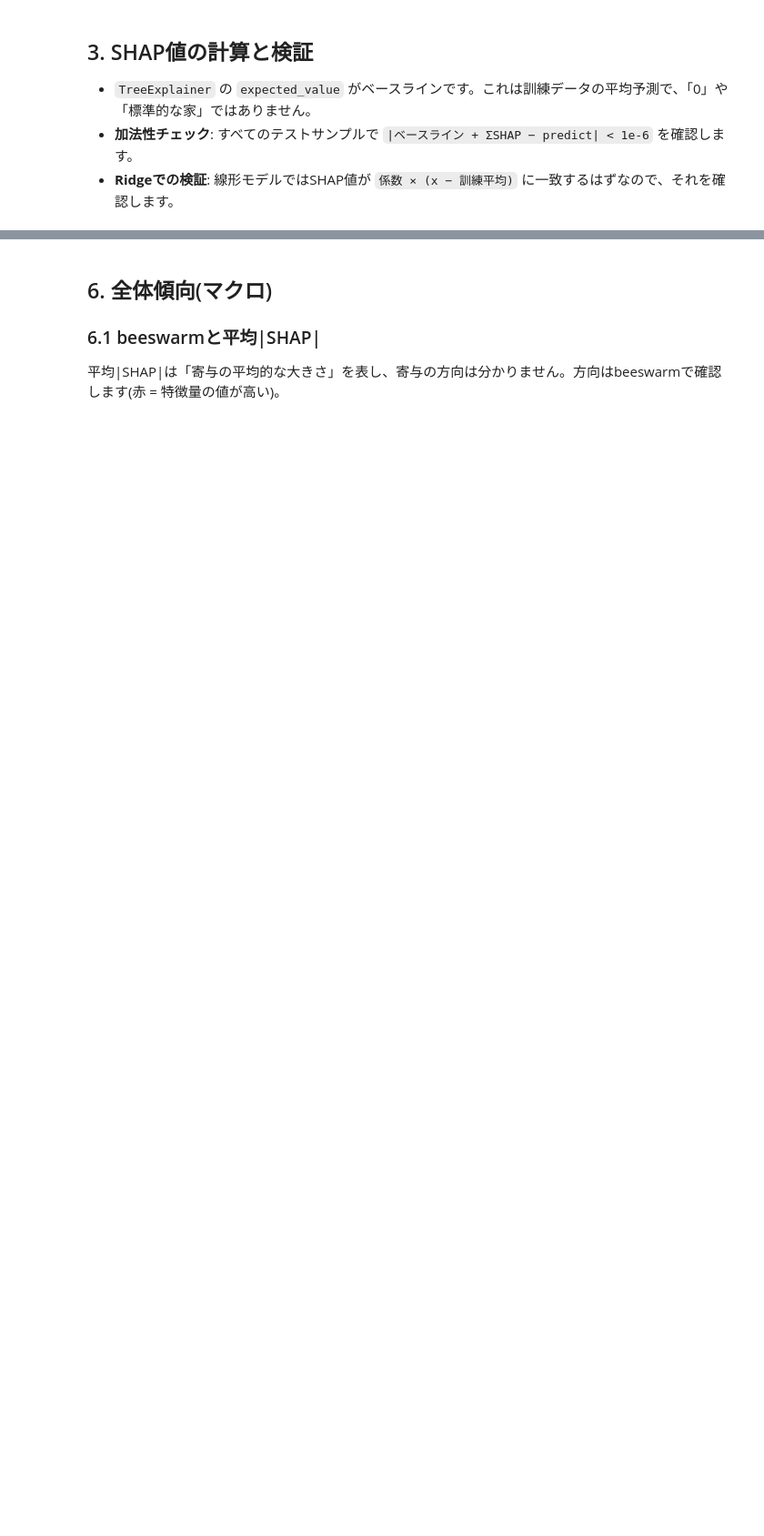
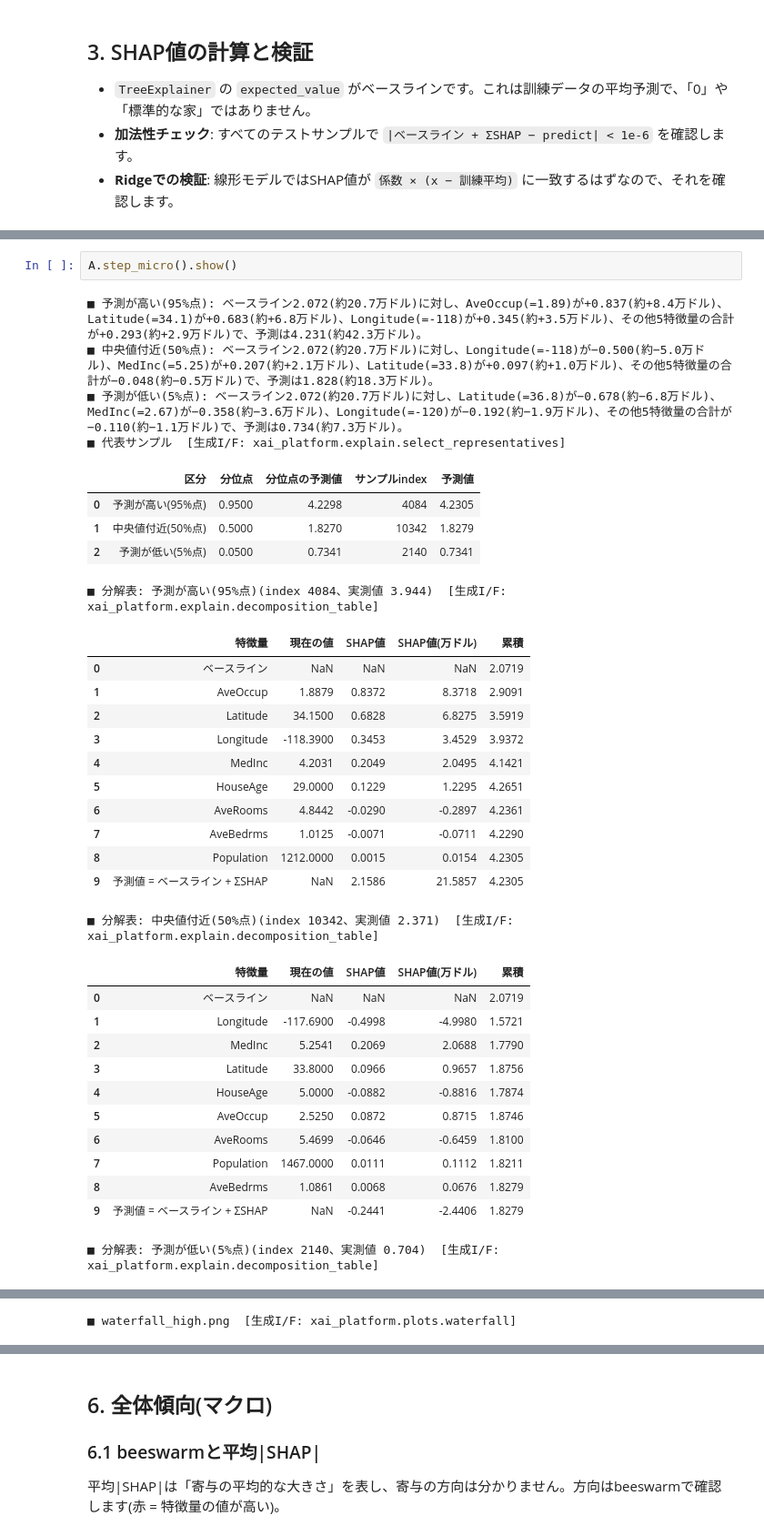
Before and after one commit to takashisuo/learning, a Jupyter notebook: xai/shap/notebooks/shap_decomposition.ipynb, the cells around one changed output, grey strips where cells are left out. Shown at 91% size. Saved outputs shown, nothing was run; the diff lists cells and outputs as text; blank space fills up the shorter version.

```diff
--- a/xai/shap/notebooks/shap_decomposition.ipynb
+++ b/xai/shap/notebooks/shap_decomposition.ipynb
@@ -179,0 +90,36 @@ key["representatives"] = sentences
+# %%
+A.step_micro().show()
+# %% [output]
+■ 予測が高い(95%点): ベースライン2.072(約20.7万ドル)に対し、AveOccup(=1.89)が+0.837(約+8.4万ドル)、Latitude(=34.1)が+0.683(約+6.8万ドル)、Longitude(=-118)が+0.345(約+3.5万ドル)、その他5特徴量の合計が+0.293(約+2.9万ドル)で、予測は4.231(約42.3万ドル)。
+■ 中央値付近(50%点): ベースライン2.072(約20.7万ドル)に対し、Longitude(=-118)が−0.500(約−5.0万ドル)、MedInc(=5.25)が+0.207(約+2.1万ドル)、Latitude(=33.8)が+0.097(約+1.0万ドル)、その他5特徴量の合計が−0.048(約−0.5万ドル)で、予測は1.828(約18.3万ドル)。
+■ 予測が低い(5%点): ベースライン2.072(約20.7万ドル)に対し、Latitude(=36.8)が−0.678(約−6.8万ドル)、MedInc(=2.67)が−0.358(約−3.6万ドル)、Longitude(=-120)が−0.192(約−1.9万ドル)、その他5特徴量の合計が−0.110(約−1.1万ドル)で、予測は0.734(約7.3万ドル)。
+■ 代表サンプル  [生成I/F: xai_platform.explain.select_representatives]
+|  | 区分 | 分位点 | 分位点の予測値 | サンプルindex | 予測値 |
+| 0 | 予測が高い(95%点) | 0.9500 | 4.2298 | 4084 | 4.2305 |
+| 1 | 中央値付近(50%点) | 0.5000 | 1.8270 | 10342 | 1.8279 |
+| 2 | 予測が低い(5%点) | 0.0500 | 0.7341 | 2140 | 0.7341 |
+■ 分解表: 予測が高い(95%点)(index 4084、実測値 3.944)  [生成I/F: xai_platform.explain.decomposition_table]
+|  | 特徴量 | 現在の値 | SHAP値 | SHAP値(万ドル) | 累積 |
+| 0 | ベースライン | NaN | NaN | NaN | 2.0719 |
+| 1 | AveOccup | 1.8879 | 0.8372 | 8.3718 | 2.9091 |
+| 2 | Latitude | 34.1500 | 0.6828 | 6.8275 | 3.5919 |
+| 3 | Longitude | -118.3900 | 0.3453 | 3.4529 | 3.9372 |
+| 4 | MedInc | 4.2031 | 0.2049 | 2.0495 | 4.1421 |
+| 5 | HouseAge | 29.0000 | 0.1229 | 1.2295 | 4.2651 |
+| 6 | AveRooms | 4.8442 | -0.0290 | -0.2897 | 4.2361 |
+| 7 | AveBedrms | 1.0125 | -0.0071 | -0.0711 | 4.2290 |
+| 8 | Population | 1212.0000 | 0.0015 | 0.0154 | 4.2305 |
+| 9 | 予測値 = ベースライン + ΣSHAP | NaN | 2.1586 | 21.5857 | 4.2305 |
+■ 分解表: 中央値付近(50%点)(index 10342、実測値 2.371)  [生成I/F: xai_platform.explain.decomposition_table]
+|  | 特徴量 | 現在の値 | SHAP値 | SHAP値(万ドル) | 累積 |
+| 0 | ベースライン | NaN | NaN | NaN | 2.0719 |
+| 1 | Longitude | -117.6900 | -0.4998 | -4.9980 | 1.5721 |
+| 2 | MedInc | 5.2541 | 0.2069 | 2.0688 | 1.7790 |
+| 3 | Latitude | 33.8000 | 0.0966 | 0.9657 | 1.8756 |
+| 4 | HouseAge | 5.0000 | -0.0882 | -0.8816 | 1.7874 |
+| 5 | AveOccup | 2.5250 | 0.0872 | 0.8715 | 1.8746 |
+| 6 | AveRooms | 5.4699 | -0.0646 | -0.6459 | 1.8100 |
+| 7 | Population | 1467.0000 | 0.0111 | 0.1112 | 1.8211 |
+| 8 | AveBedrms | 1.0861 | 0.0068 | 0.0676 | 1.8279 |
+| 9 | 予測値 = ベースライン + ΣSHAP | NaN | -0.2441 | -2.4406 | 1.8279 |
+■ 分解表: 予測が低い(5%点)(index 2140、実測値 0.704)  [生成I/F: xai_platform.explain.decomposition_table]
@@ -179,0 +137 @@ key["representatives"] = sentences
+■ waterfall_high.png  [生成I/F: xai_platform.plots.waterfall]
```
Also changed, not shown: parts of 30 cells of this notebook, 20 other files.
